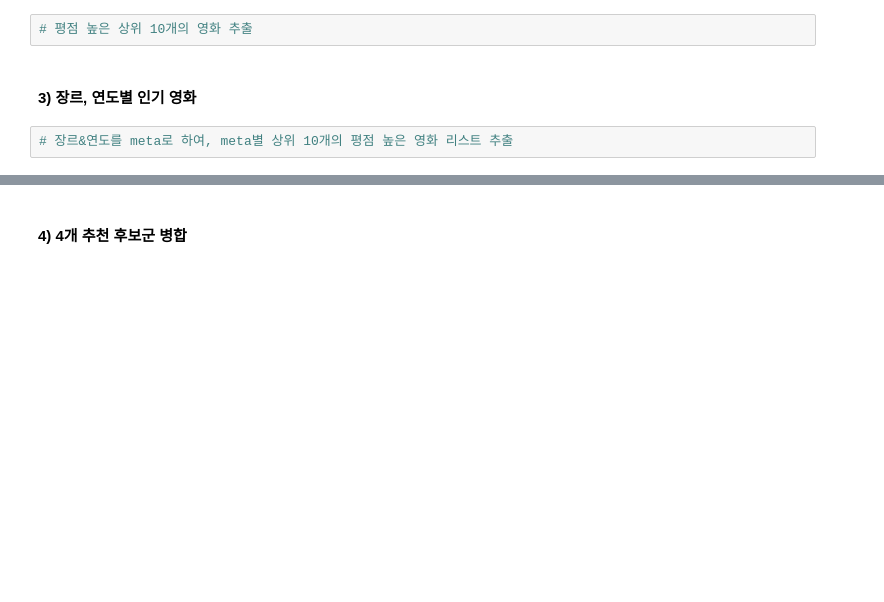
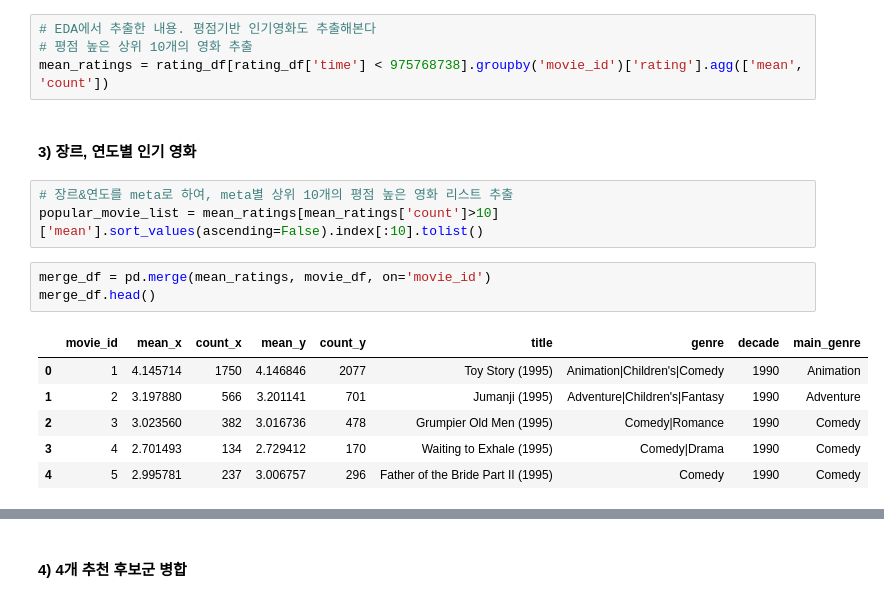
Before and after one commit to samjinwang/machine_learning_300, a Jupyter notebook: part5/chapter02/chapter02.ipynb, the cells around one changed output, grey strips where cells are left out. Drawn from its saved outputs; the diff is of its cells as text; blank space fills up the shorter version.

```diff
--- a/part5/chapter02/chapter02.ipynb
+++ b/part5/chapter02/chapter02.ipynb
@@ -1455,8 +1533,21 @@ recent_user_watch_list = rating_df[rating_df['time'] < 975768738].groupby('user_
 # %% [markdown]
 #### 2) 평점 기반 인기 영화
 # %%
+# EDA에서 추출한 내용. 평점기반 인기영화도 추출해본다
 # 평점 높은 상위 10개의 영화 추출
+mean_ratings = rating_df[rating_df['time'] < 975768738].groupby('movie_id')['rating'].agg(['mean', 'count'])
 # %% [markdown]
 #### 3) 장르, 연도별 인기 영화
 # %%
 # 장르&연도를 meta로 하여, meta별 상위 10개의 평점 높은 영화 리스트 추출
+popular_movie_list = mean_ratings[mean_ratings['count']>10]['mean'].sort_values(ascending=False).index[:10].tolist()
+# %%
+merge_df = pd.merge(mean_ratings, movie_df, on='movie_id')
+merge_df.head()
+# %% [output]
+|  | movie_id | mean_x | count_x | mean_y | count_y | title | genre | decade | main_genre |
+| 0 | 1 | 4.145714 | 1750 | 4.146846 | 2077 | Toy Story (1995) | Animation|Children's|Comedy | 1990 | Animation |
+| 1 | 2 | 3.197880 | 566 | 3.201141 | 701 | Jumanji (1995) | Adventure|Children's|Fantasy | 1990 | Adventure |
+| 2 | 3 | 3.023560 | 382 | 3.016736 | 478 | Grumpier Old Men (1995) | Comedy|Romance | 1990 | Comedy |
+| 3 | 4 | 2.701493 | 134 | 2.729412 | 170 | Waiting to Exhale (1995) | Comedy|Drama | 1990 | Comedy |
+| 4 | 5 | 2.995781 | 237 | 3.006757 | 296 | Father of the Bride Part II (1995) | Comedy | 1990 | Comedy |
```
Also changed, not shown: parts of 55 cells of this notebook, 1 other file.
